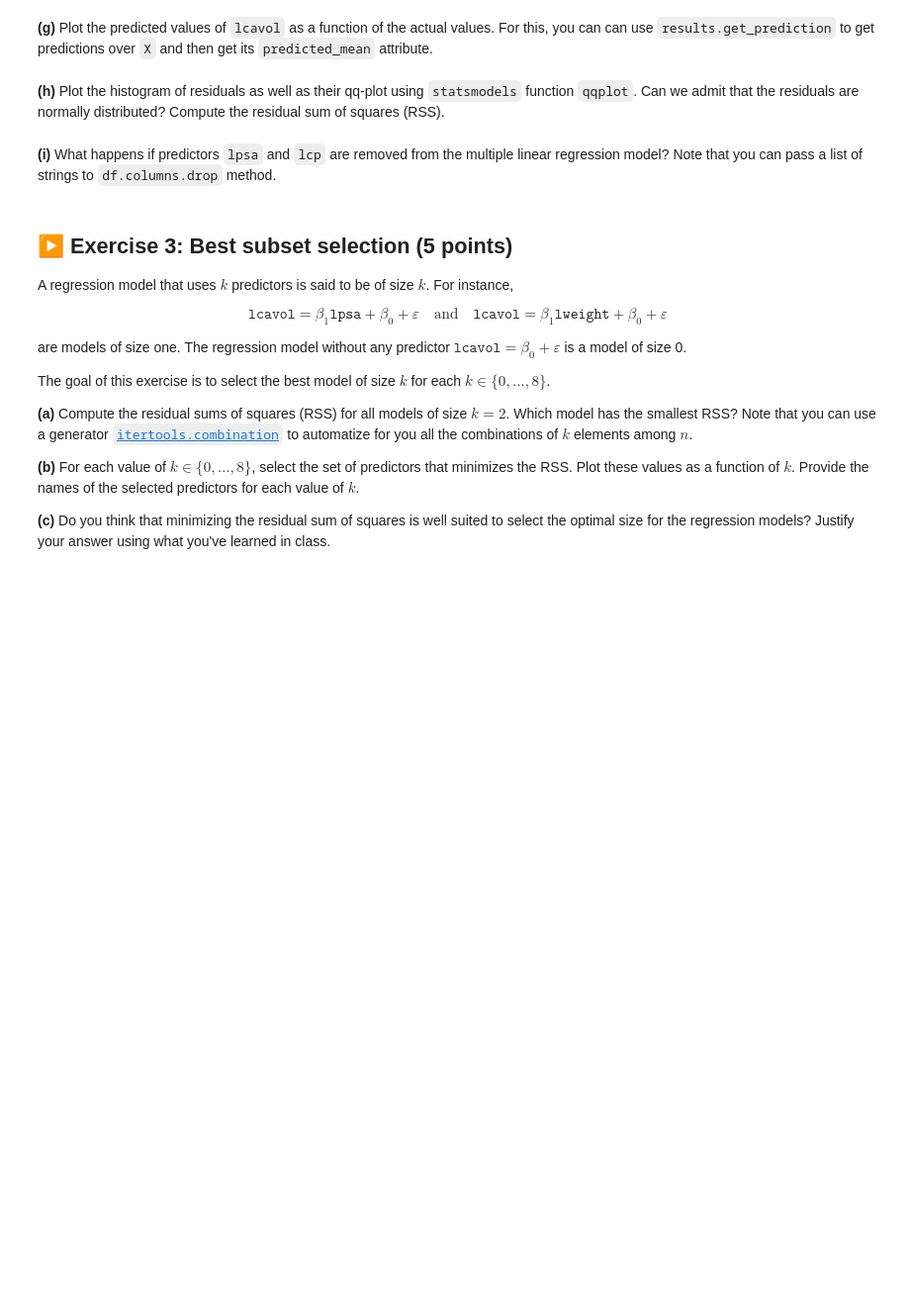
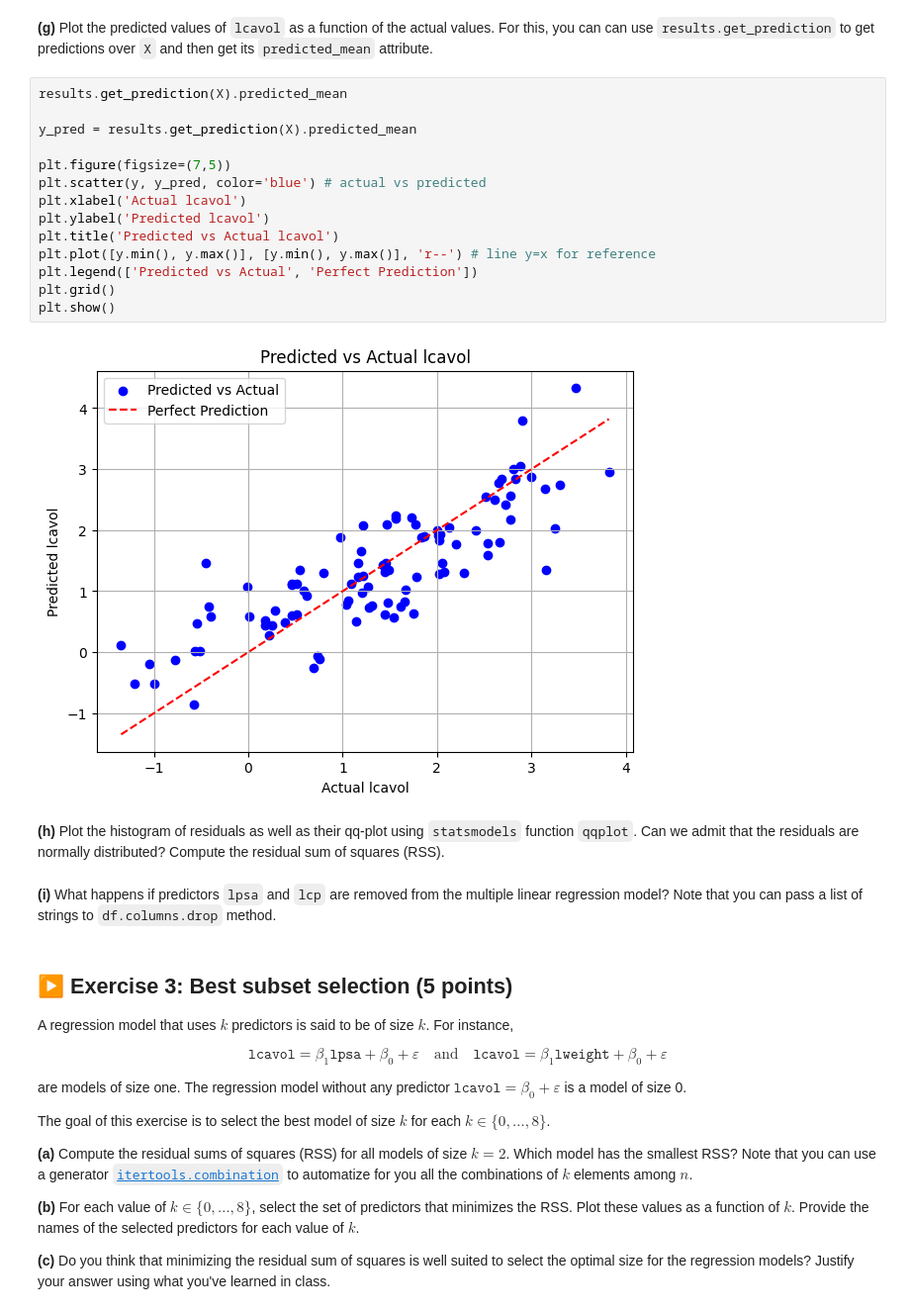
Before and after one commit to Ba-Hi/reports_tp, a Jupyter notebook: TP1/TP1.ipynb, the cells around one changed output. Shown at 99% size. Drawn from its saved outputs; the diff is of its cells as text; blank space fills up the shorter version.

```diff
--- a/TP1/TP1.ipynb
+++ b/TP1/TP1.ipynb
@@ -359,5 +423,21 @@ results.conf_int(alpha=0.95)
 # %% [markdown]
 **(g)** Plot the predicted values of `lcavol` as a function of the actual values. For this, you can can use `results.get_prediction` to get predictions over `X` and then get its `predicted_mean` attribute.
+# %%
+results.get_prediction(X).predicted_mean
+
+y_pred = results.get_prediction(X).predicted_mean
+
+plt.figure(figsize=(7,5))
+plt.scatter(y, y_pred, color='blue') # actual vs predicted
+plt.xlabel('Actual lcavol')
+plt.ylabel('Predicted lcavol')
+plt.title('Predicted vs Actual lcavol')
+plt.plot([y.min(), y.max()], [y.min(), y.max()], 'r--') # line y=x for reference
+plt.legend(['Predicted vs Actual', 'Perfect Prediction'])
+plt.grid()
+plt.show()
+# %% [output]
+[figure, added]
 # %% [markdown]
 **(h)** Plot the histogram of residuals as well as their qq-plot using `statsmodels` function `qqplot`. Can we admit that the residuals are normally distributed? Compute the residual sum of squares (RSS).
 # %% [markdown]
```
Also changed, not shown: parts of 7 cells of this notebook.
